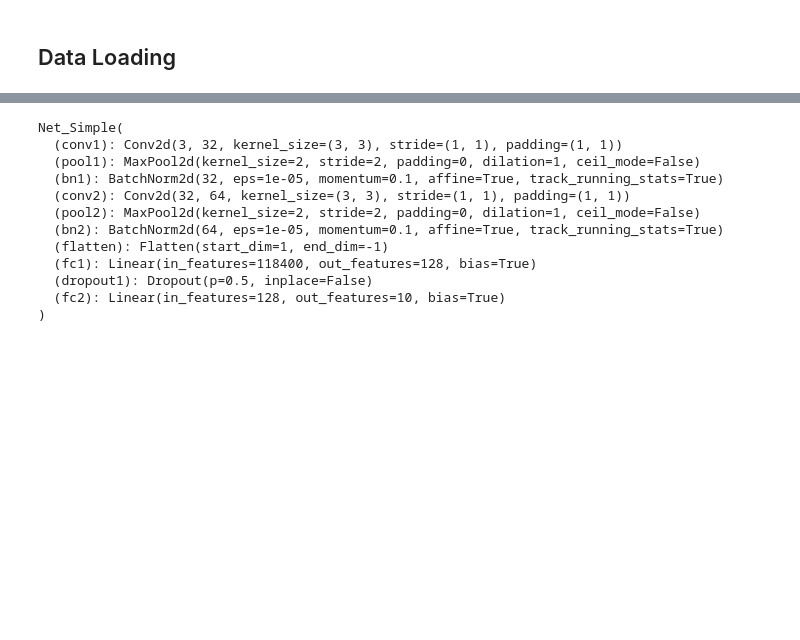
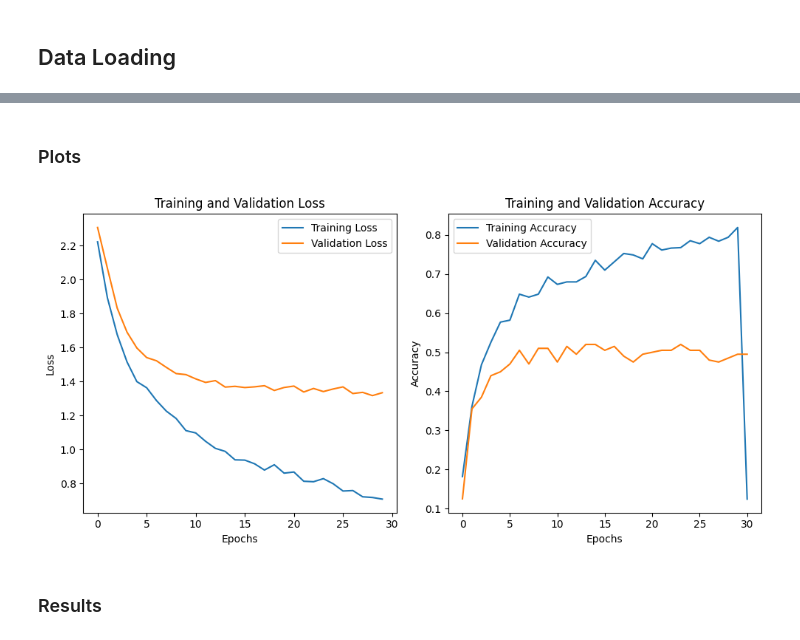
Before and after one commit to nikhilnair31/SpectroTune---Genre-Classifier, a Jupyter notebook: trainer.ipynb, the cells around one changed output, grey strips where cells are left out. Drawn from its saved outputs; the diff is of its cells as text; code cells hidden in the pictures; blank space fills up the shorter version.

```diff
--- a/trainer.ipynb
+++ b/trainer.ipynb
@@ -193,7 +205,7 @@ class Net_Minimal(nn.Module):
 model = Net_Simple().to(device)
 
 # Define the optimizer and the loss function
-optimizer = optim.Adam(model.parameters(), lr=0.00002)
+optimizer = optim.Adam(model.parameters(), lr=0.0001)
 criterion = nn.CrossEntropyLoss()
 
 # Before the training loop
@@ -328,0 +421,14 @@ plt.show()
+# %%
+# Define Loss and Optimizer
+# We only want to update the parameters of the last layer, hence the optimizer only takes the parameters of the model.classifier
+criterion = nn.CrossEntropyLoss()
+optimizer = optim.Adam(model.classifier.parameters(), lr=0.001)
+
+# Finetune the model
+model.train()
+
+# Lists to keep track of performance metrics
+train_losses = []
+validation_losses = []
+train_accuracies = []
+validation_accuracies = []
@@ -329,18 +500,37 @@ plt.show()
 # %%
-# Load the trained model
-model = Net_Simple()
-model.load_state_dict(torch.load(r"/content/drive/MyDrive/Colab Notebooks/2. Fall/AML/Model/model.pth"))
-model.eval()
+# Save the trained model
+torch.save(model.state_dict(), r"/content/drive/MyDrive/Colab Notebooks/2. Fall/AML/Model/mobilenet_model.pth")
-# %% [output]
-Net_Simple(
-  (conv1): Conv2d(3, 32, kernel_size=(3, 3), stride=(1, 1), padding=(1, 1))
-  (pool1): MaxPool2d(kernel_size=2, stride=2, padding=0, dilation=1, ceil_mode=False)
-  (bn1): BatchNorm2d(32, eps=1e-05, momentum=0.1, affine=True, track_running_stats=True)
-  (conv2): Conv2d(32, 64, kernel_size=(3, 3), stride=(1, 1), padding=(1, 1))
-  (pool2): MaxPool2d(kernel_size=2, stride=2, padding=0, dilation=1, ceil_mode=False)
-  (bn2): BatchNorm2d(64, eps=1e-05, momentum=0.1, affine=True, track_running_stats=True)
-  (flatten): Flatten(start_dim=1, end_dim=-1)
-  (fc1): Linear(in_features=118400, out_features=128, bias=True)
-  (dropout1): Dropout(p=0.5, inplace=False)
-  (fc2): Linear(in_features=128, out_features=10, bias=True)
-)
+# %% [markdown]
+### Plots
+# %%
+# Ensure all tensors are moved to CPU and detached if necessary
+train_losses = [x.cpu().detach() if isinstance(x, torch.Tensor) else x for x in train_losses]
+validation_losses = [x.cpu().detach() if isinstance(x, torch.Tensor) else x for x in validation_losses]
+train_accuracies = [x.cpu().detach() if isinstance(x, torch.Tensor) else x for x in train_accuracies]
+validation_accuracies = [x.cpu().detach() if isinstance(x, torch.Tensor) else x for x in validation_accuracies]
+# %%
+# Plot training and validation loss
+plt.figure(figsize=(16, 5))
+plt.subplot(1, 2, 1)
+plt.plot(train_losses, label='Training Loss')
+plt.plot(validation_losses, label='Validation Loss')
+plt.title('Training and Validation Loss')
+plt.xlabel('Epochs')
+plt.ylabel('Loss')
+plt.legend()
+
+# Plot training and validation accuracy
+plt.subplot(1, 2, 2)
+plt.plot(train_accuracies, label='Training Accuracy')  # Convert tensors to floats
+plt.plot(validation_accuracies, label='Validation Accuracy')  # Convert tensors to floats
+plt.title('Training and Validation Accuracy')
+plt.xlabel('Epochs')
+plt.ylabel('Accuracy')
+plt.legend()
+
+plt.tight_layout()
+plt.show()
+# %% [output]
+[figure, added]
+# %% [markdown]
+### Results
```
Also changed, not shown: parts of 44 cells of this notebook.
